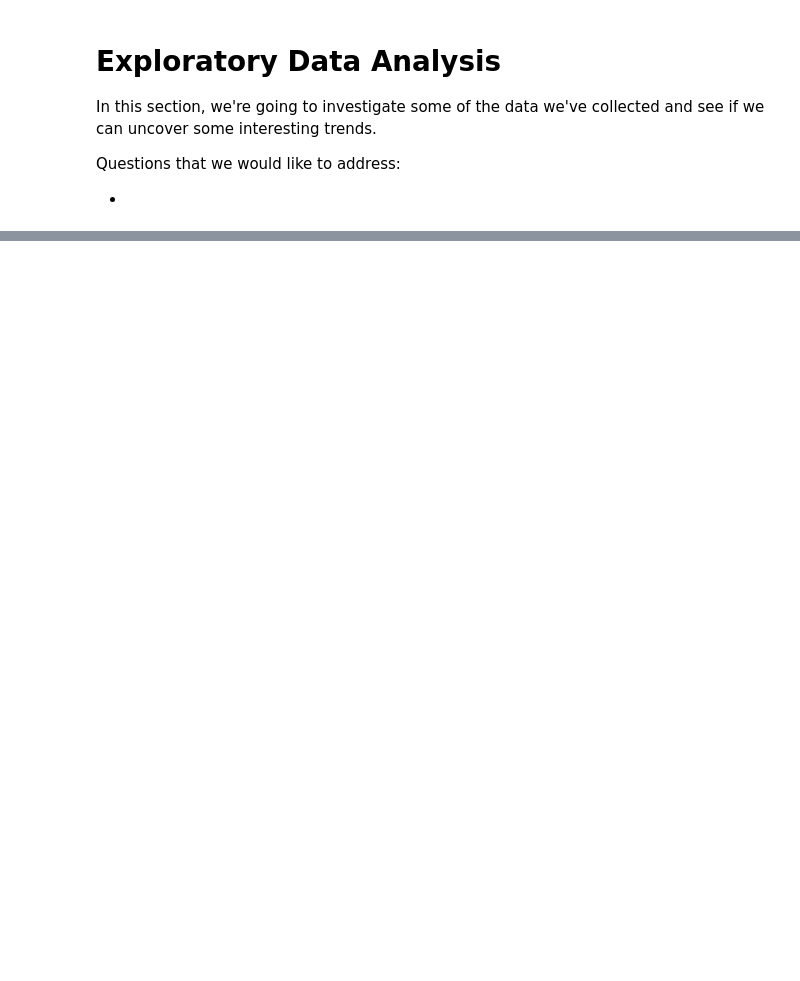
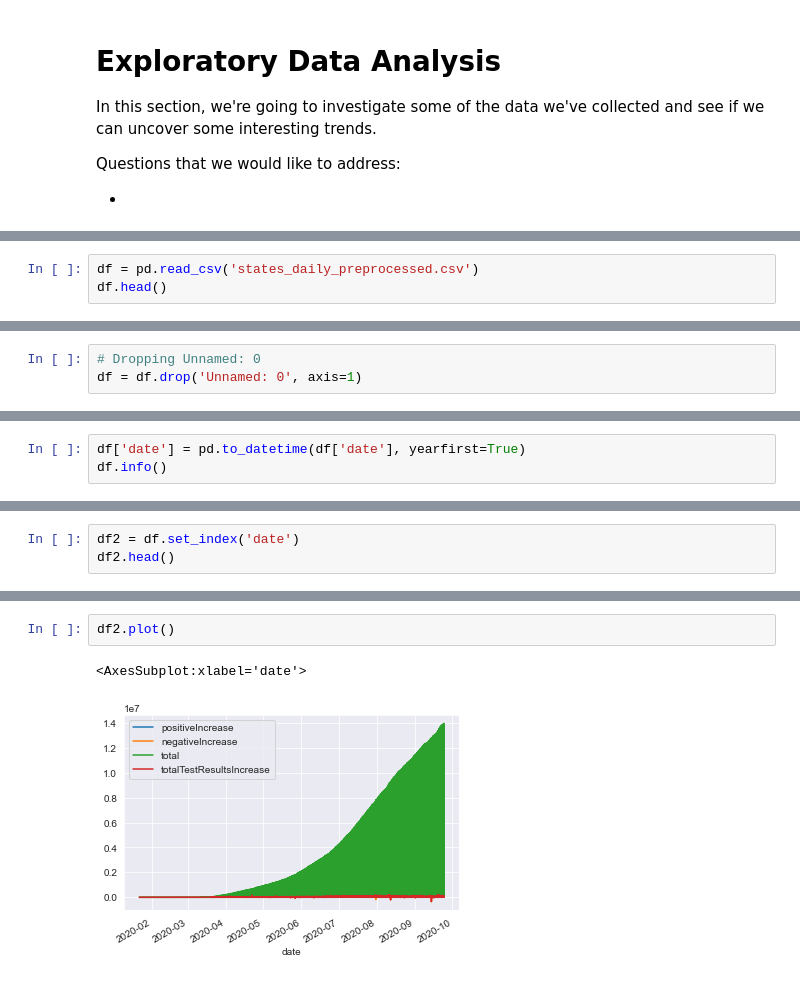
Before and after one commit to bmauss/COVID_Forecast, a Jupyter notebook: 2 Exploratory Data Analysis.ipynb, the cells around one changed output, grey strips where cells are left out. Drawn from its saved outputs; the diff is of its cells as text; blank space fills up the shorter version.

```diff
--- a/2 Exploratory Data Analysis.ipynb
+++ b/2 Exploratory Data Analysis.ipynb
@@ -14,0 +16,3 @@ import seaborn as sns
+# %%
+df = pd.read_csv('states_daily_preprocessed.csv')
+df.head()
@@ -14,0 +26,3 @@ import seaborn as sns
+# %%
+# Dropping Unnamed: 0
+df = df.drop('Unnamed: 0', axis=1)
@@ -14,0 +54,3 @@ import seaborn as sns
+# %%
+df['date'] = pd.to_datetime(df['date'], yearfirst=True)
+df.info()
@@ -14,0 +71,3 @@ import seaborn as sns
+# %%
+df2 = df.set_index('date')
+df2.head()
@@ -14,0 +82,5 @@ import seaborn as sns
+# %%
+df2.plot()
+# %% [output]
+<AxesSubplot:xlabel='date'>
+[figure, added]
```
Also changed, not shown: parts of 21 cells of this notebook, 6 other files.
